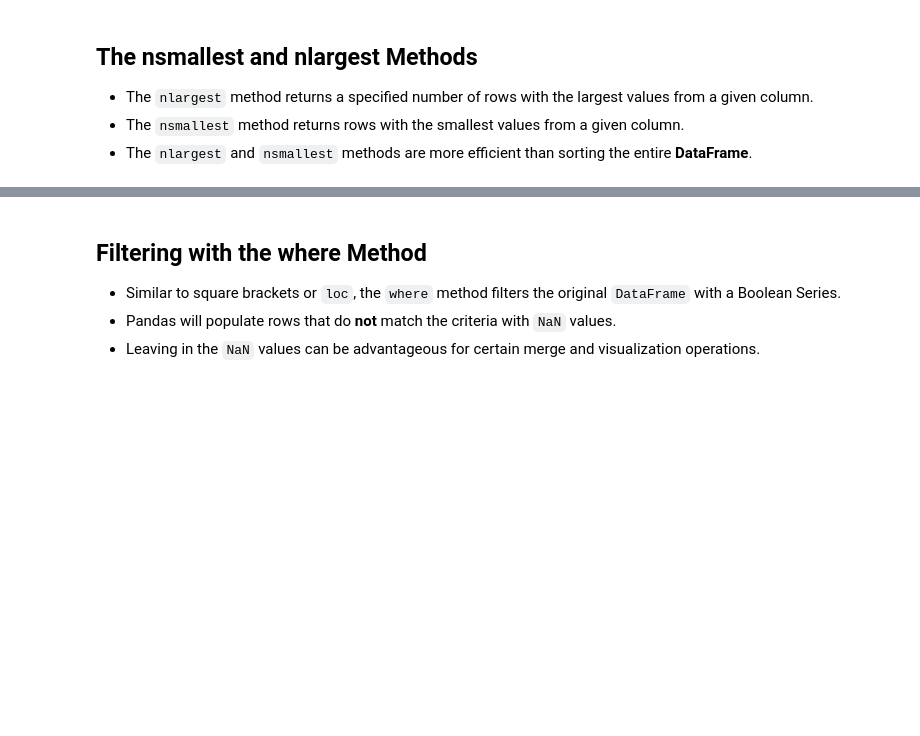
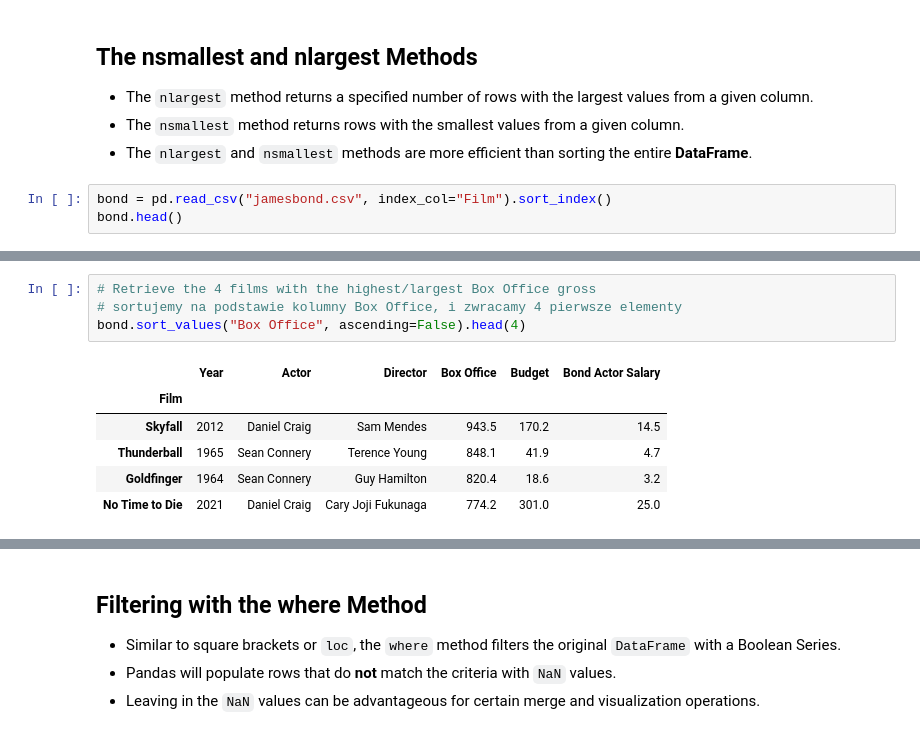
Before and after one commit to kon-mat/DataAnalysis, a Jupyter notebook: Python/Udemy/DataAnalysisWithPandasAndPython/Complete/06 - DataFrames III - Data Extraction.ipynb, the cells around one changed output, grey strips where cells are left out. Cells and saved outputs as stored; diff of their text form; blank space fills up the shorter version.

```diff
--- a/Python/Udemy/DataAnalysisWithPandasAndPython/Complete/06 - DataFrames III - Data Extraction.ipynb
+++ b/Python/Udemy/DataAnalysisWithPandasAndPython/Complete/06 - DataFrames III - Data Extraction.ipynb
@@ -754,3 +754,6 @@ bond.sample(n=2, axis="columns")
 - The `nlargest` method returns a specified number of rows with the largest values from a given column.
 - The `nsmallest` method returns rows with the smallest values from a given column.
 - The `nlargest` and `nsmallest` methods are more efficient than sorting the entire **DataFrame**.
+# %%
+bond = pd.read_csv("jamesbond.csv", index_col="Film").sort_index()
+bond.head()
@@ -756,0 +768,11 @@ bond.sample(n=2, axis="columns")
+# %%
+# Retrieve the 4 films with the highest/largest Box Office gross
+# sortujemy na podstawie kolumny Box Office, i zwracamy 4 pierwsze elementy
+bond.sort_values("Box Office", ascending=False).head(4)
+# %% [output]
+|  | Year | Actor | Director | Box Office | Budget | Bond Actor Salary |
+| Film |  |  |  |  |  |  |
+| Skyfall | 2012 | Daniel Craig | Sam Mendes | 943.5 | 170.2 | 14.5 |
+| Thunderball | 1965 | Sean Connery | Terence Young | 848.1 | 41.9 | 4.7 |
+| Goldfinger | 1964 | Sean Connery | Guy Hamilton | 820.4 | 18.6 | 3.2 |
+| No Time to Die | 2021 | Daniel Craig | Cary Joji Fukunaga | 774.2 | 301.0 | 25.0 |
```
Also changed, not shown: parts of 9 cells of this notebook.
